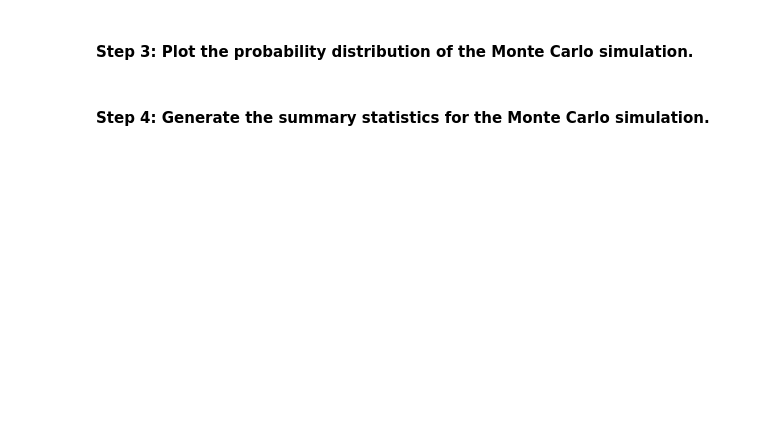
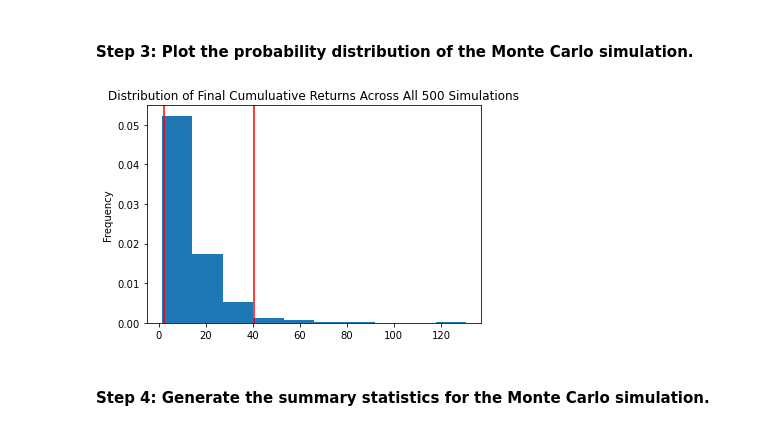
Before and after one commit to simonab57/Financial-Planning, a Jupyter notebook: Starter_Code/financial_planning_tools.ipynb, the cells around one changed output. Cells and saved outputs as stored; diff of their text form; code cells hidden in the pictures; blank space fills up the shorter version.

```diff
--- a/Starter_Code/financial_planning_tools.ipynb
+++ b/Starter_Code/financial_planning_tools.ipynb
@@ -438,7 +584,9 @@ In this section, you’ll use the MCForecastTools library to create a Monte Carl
 # %%
 # Visualize the probability distribution of the 30-year Monte Carlo simulation
 # by plotting a histogram
-# YOUR CODE HERE
+MC_sim_dist_plot = MC_thirtyyear.plot_distribution()
+# %% [output]
+[figure, added]
 # %% [markdown]
 #### Step 4: Generate the summary statistics for the Monte Carlo simulation.
 # %%
```
Also changed, not shown: parts of 37 cells of this notebook.
